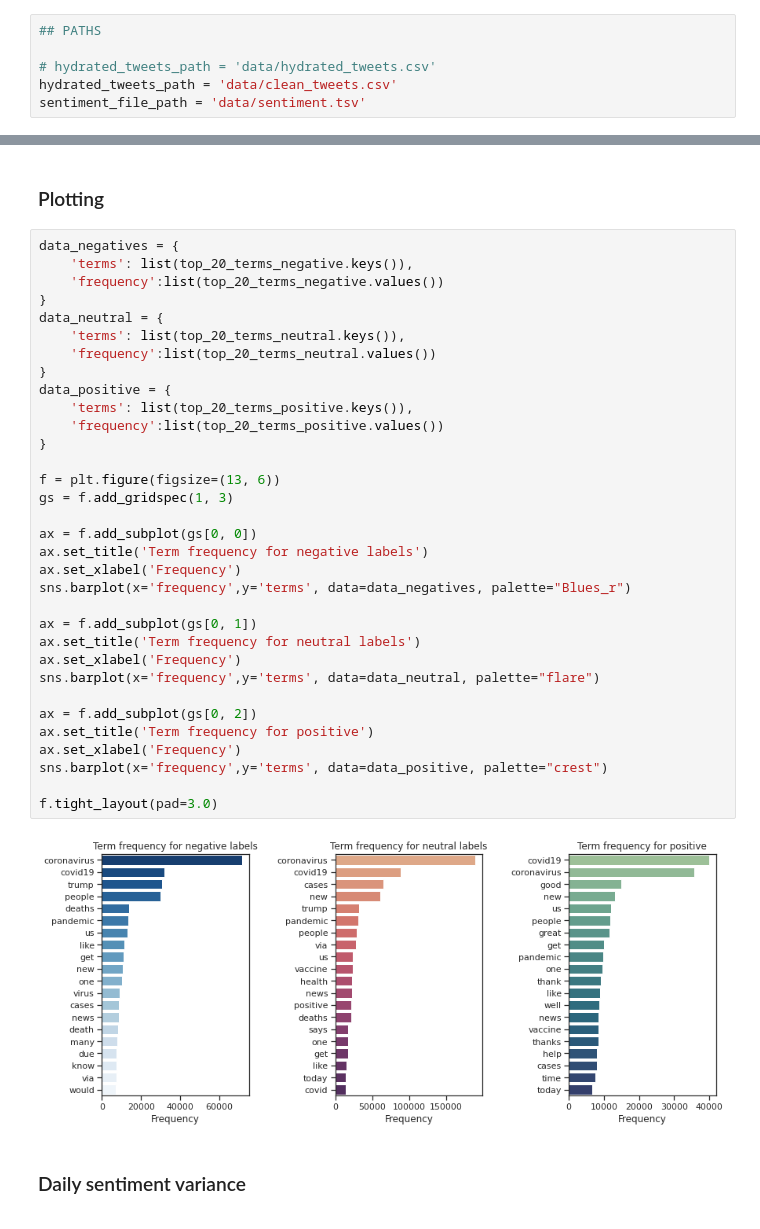
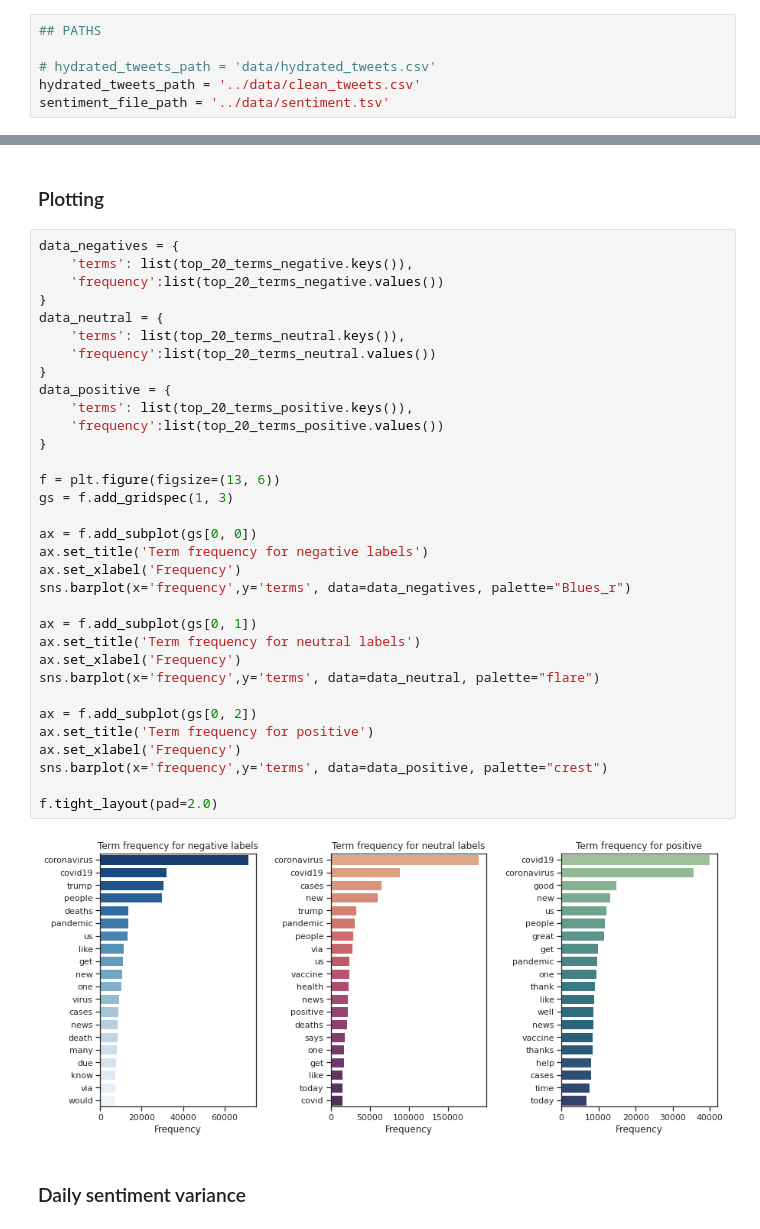
Before and after one commit to rafaelmag110/bert-twitter, a Jupyter notebook: Notebooks/Covid19_sentiment_EDA.ipynb, the cells around one changed output, grey strips where cells are left out. Saved outputs shown, nothing was run; the diff lists cells and outputs as text.

```diff
--- a/Notebooks/Covid19_sentiment_EDA.ipynb
+++ b/Notebooks/Covid19_sentiment_EDA.ipynb
@@ -55,8 +57,8 @@ def get_random_sample_by_category(tweet_set, category, nrsamples):
 ## PATHS
 
 # hydrated_tweets_path = 'data/hydrated_tweets.csv'
-hydrated_tweets_path = 'data/clean_tweets.csv'
-sentiment_file_path = 'data/sentiment.tsv'
+hydrated_tweets_path = '../data/clean_tweets.csv'
+sentiment_file_path = '../data/sentiment.tsv'
 # %%
 df_tweets = pd.read_csv(hydrated_tweets_path,
                         header=0,
@@ -483,35 +387,35 @@ data_negatives = {
     'frequency':list(top_20_terms_negative.values())
 }
 data_neutral = {
     'terms': list(top_20_terms_neutral.keys()),
     'frequency':list(top_20_terms_neutral.values())
 }
 data_positive = {
     'terms': list(top_20_terms_positive.keys()),
     'frequency':list(top_20_terms_positive.values())
 }
 
 f = plt.figure(figsize=(13, 6))
 gs = f.add_gridspec(1, 3)
 
 ax = f.add_subplot(gs[0, 0])
 ax.set_title('Term frequency for negative labels')
 ax.set_xlabel('Frequency')
 sns.barplot(x='frequency',y='terms', data=data_negatives, palette="Blues_r")
 
 ax = f.add_subplot(gs[0, 1])
 ax.set_title('Term frequency for neutral labels')
 ax.set_xlabel('Frequency')
 sns.barplot(x='frequency',y='terms', data=data_neutral, palette="flare")
 
 ax = f.add_subplot(gs[0, 2])
 ax.set_title('Term frequency for positive')
 ax.set_xlabel('Frequency')
 sns.barplot(x='frequency',y='terms', data=data_positive, palette="crest")
 
-f.tight_layout(pad=3.0)
+f.tight_layout(pad=2.0)
 # %% [output]
-[figure, old version]
+[figure, new version]
 # %% [markdown]
 ### Daily sentiment variance
 # %%
```
Also changed, not shown: parts of 21 cells of this notebook.
